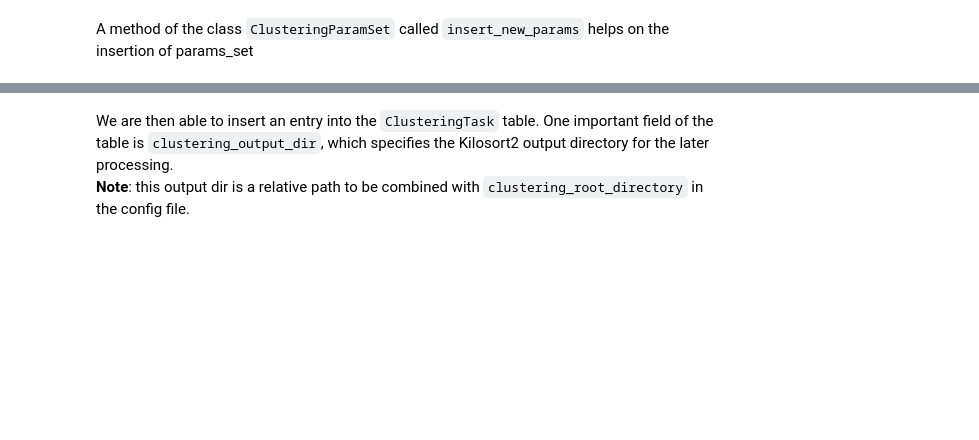
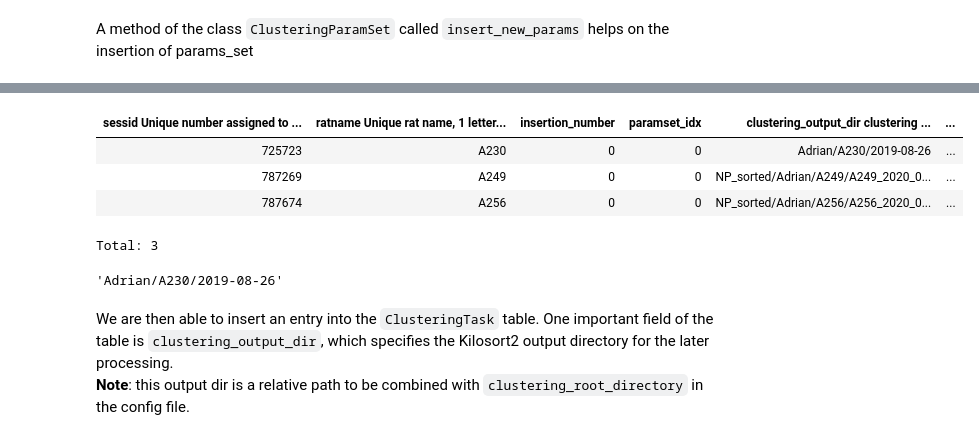
Before and after one commit to kabilar/bl_pipeline_python, a Jupyter notebook: notebooks/ephys_element/01-Ephys_element_workflow.ipynb, the cells around one changed output, grey strips where cells are left out. Drawn from its saved outputs; the diff is of its cells as text; code cells hidden in the pictures; blank space fills up the shorter version.

Commit message:
Changes to run ephys pipeline

```diff
--- a/notebooks/ephys_element/01-Ephys_element_workflow.ipynb
+++ b/notebooks/ephys_element/01-Ephys_element_workflow.ipynb
@@ -125,3 +201,17 @@ ephys_element.ClusteringParamSet()
+# %%
+ephys_element.ClusteringTask()
+# %% [output]
+| sessid Unique number assigned to ... | ratname Unique rat name, 1 letter... | insertion_number | paramset_idx | clustering_output_dir clustering ... | ... |
+| 725723 | A230 | 0 | 0 | Adrian/A230/2019-08-26 | ... |
+| 787269 | A249 | 0 | 0 | NP_sorted/Adrian/A249/A249_2020_0... | ... |
+| 787674 | A256 | 0 | 0 | NP_sorted/Adrian/A256/A256_2020_0... | ... |
+Total: 3
+# %%
+clust_dir = get_session_cluster_directory(session_key)
+clust_dir = clust_dir.replace(dj.config['custom']['clustering_root_data_dir'],'')
+clust_dir
+# %% [output]
+'Adrian/A230/2019-08-26'
 # %% [markdown]
 We are then able to insert an entry into the `ClusteringTask` table. One important field of the table is `clustering_output_dir`, which specifies the Kilosort2 output directory for the later processing.
 **Note**: this output dir is a relative path to be combined with `clustering_root_directory` in the config file.
```
Also changed, not shown: parts of 22 cells of this notebook, 11 other files.
